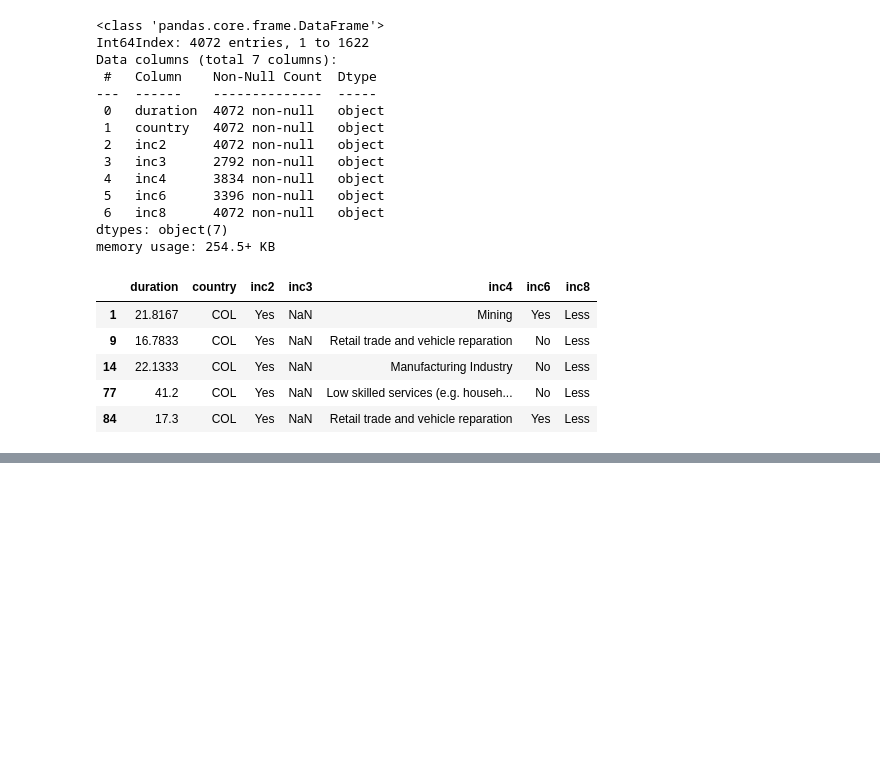
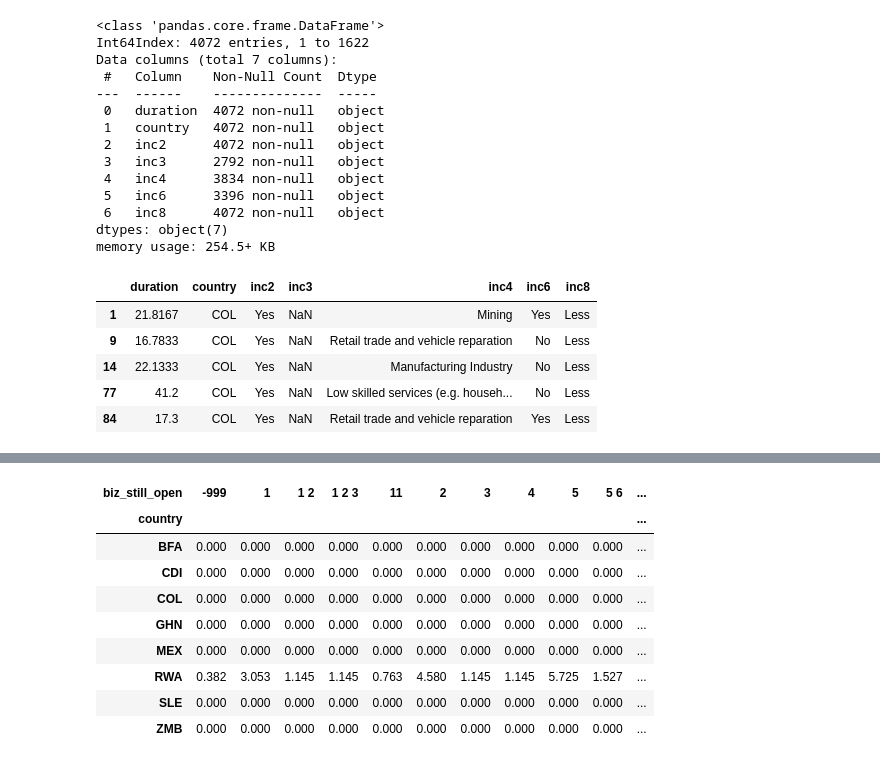
Before and after one commit to paultanger/COVID_SMEs, a Jupyter notebook: RECOVR_EDA.ipynb, the cells around one changed output, grey strips where cells are left out. Cells and saved outputs as stored; diff of their text form; code cells hidden in the pictures; blank space fills up the shorter version.

```diff
--- a/RECOVR_EDA.ipynb
+++ b/RECOVR_EDA.ipynb
@@ -336,0 +374,6 @@ DataError: No numeric types to aggregate
+# %%
+# get percents of total
+pd.options.display.float_format = '{:,.3f}'.format
+grouped = final.groupby(['country'])['biz_still_open'].value_counts(normalize=True).reset_index(name = 'counts')
+type(grouped)
+grouped
@@ -336,0 +398,5 @@ DataError: No numeric types to aggregate
+# %%
+pd.options.display.float_format = '{:,.3f}'.format
+grouped = final.groupby(['country'])['run_biz_feb'].value_counts(normalize=True).reset_index(name = 'counts')
+type(grouped)
+grouped
@@ -336,0 +554,13 @@ DataError: No numeric types to aggregate
+# %%
+pct_biz_open
+# %% [output]
+| biz_still_open | -999 | 1 | 1 2 | 1 2 3 | 11 | 2 | 3 | 4 | 5 | 5 6 | ... |
+| country |  |  |  |  |  |  |  |  |  |  | ... |
+| BFA | 0.000 | 0.000 | 0.000 | 0.000 | 0.000 | 0.000 | 0.000 | 0.000 | 0.000 | 0.000 | ... |
+| CDI | 0.000 | 0.000 | 0.000 | 0.000 | 0.000 | 0.000 | 0.000 | 0.000 | 0.000 | 0.000 | ... |
+| COL | 0.000 | 0.000 | 0.000 | 0.000 | 0.000 | 0.000 | 0.000 | 0.000 | 0.000 | 0.000 | ... |
+| GHN | 0.000 | 0.000 | 0.000 | 0.000 | 0.000 | 0.000 | 0.000 | 0.000 | 0.000 | 0.000 | ... |
+| MEX | 0.000 | 0.000 | 0.000 | 0.000 | 0.000 | 0.000 | 0.000 | 0.000 | 0.000 | 0.000 | ... |
+| RWA | 0.382 | 3.053 | 1.145 | 1.145 | 0.763 | 4.580 | 1.145 | 1.145 | 5.725 | 1.527 | ... |
+| SLE | 0.000 | 0.000 | 0.000 | 0.000 | 0.000 | 0.000 | 0.000 | 0.000 | 0.000 | 0.000 | ... |
+| ZMB | 0.000 | 0.000 | 0.000 | 0.000 | 0.000 | 0.000 | 0.000 | 0.000 | 0.000 | 0.000 | ... |
```
Also changed, not shown: parts of 30 cells of this notebook, 1 other file.
